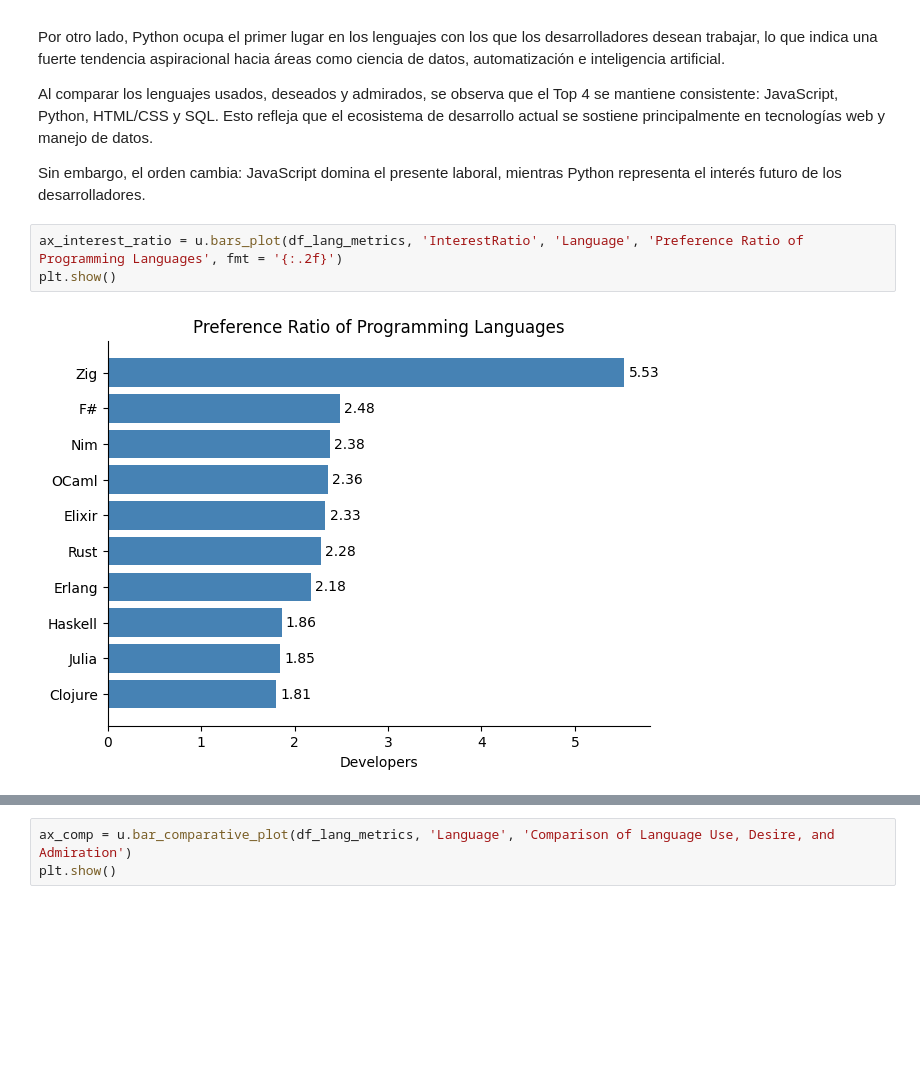
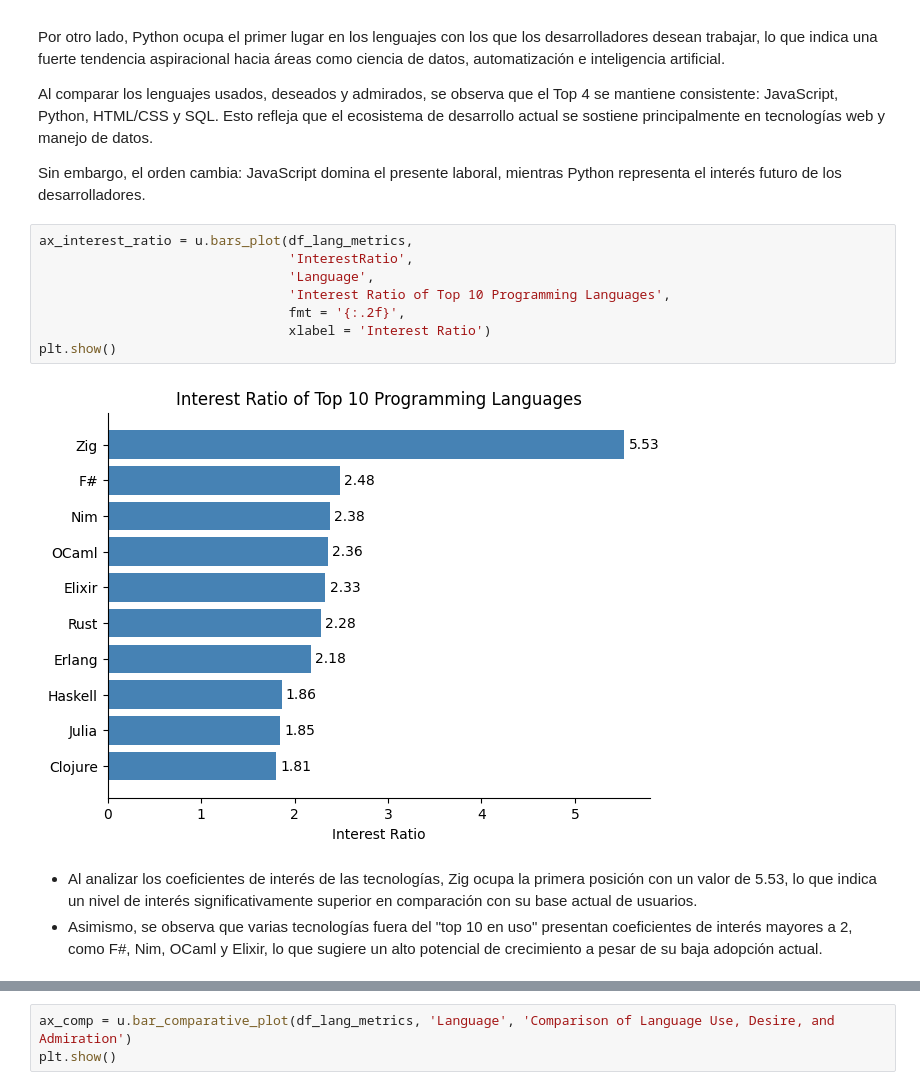
Before and after one commit to MKProjectss/data-analysis-portfolio, a Jupyter notebook: proyecto-final-habilidades-en-demanda/04_Analizar/02_Languages.ipynb, the cells around one changed output, grey strips where cells are left out. Drawn from its saved outputs; the diff is of its cells as text; blank space fills up the shorter version.

```diff
--- a/proyecto-final-habilidades-en-demanda/04_Analizar/02_Languages.ipynb
+++ b/proyecto-final-habilidades-en-demanda/04_Analizar/02_Languages.ipynb
@@ -39,8 +38,16 @@ Al comparar los lenguajes usados, deseados y admirados, se observa que el Top 4
 
 Sin embargo, el orden cambia: JavaScript domina el presente laboral, mientras Python representa el interés futuro de los desarrolladores.
 # %%
-ax_interest_ratio = u.bars_plot(df_lang_metrics, 'InterestRatio', 'Language', 'Preference Ratio of Programming Languages', fmt = '{:.2f}')
+ax_interest_ratio = u.bars_plot(df_lang_metrics,
+                                'InterestRatio',
+                                'Language',
+                                'Interest Ratio of Top 10 Programming Languages',
+                                fmt = '{:.2f}',
+                                xlabel = 'Interest Ratio')
 plt.show()
 # %% [output]
-[figure, old version]
+[figure, new version]
+# %% [markdown]
+- Al analizar los coeficientes de interés de las tecnologías, Zig ocupa la primera posición con un valor de 5.53, lo que indica un nivel de interés significativamente superior en comparación con su base actual de usuarios.
+- Asimismo, se observa que varias tecnologías fuera del "top 10 en uso" presentan coeficientes de interés mayores a 2, como F#, Nim, OCaml y Elixir, lo que sugiere un alto potencial de crecimiento a pesar de su baja adopción actual.
 # %%
```
Also changed, not shown: parts of 32 cells of this notebook, 3 other files.
